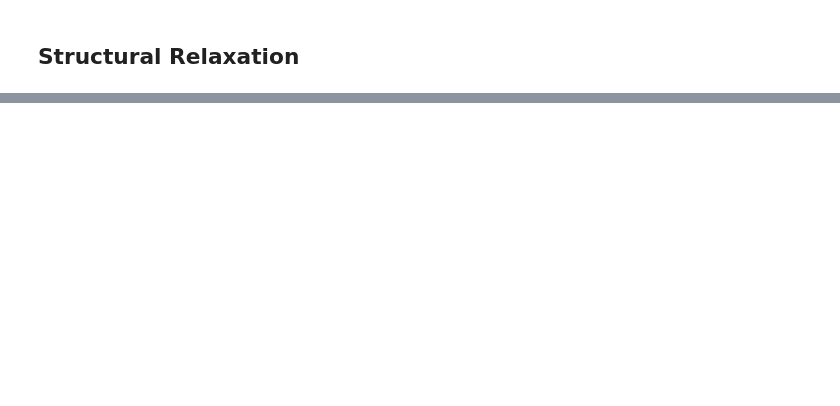
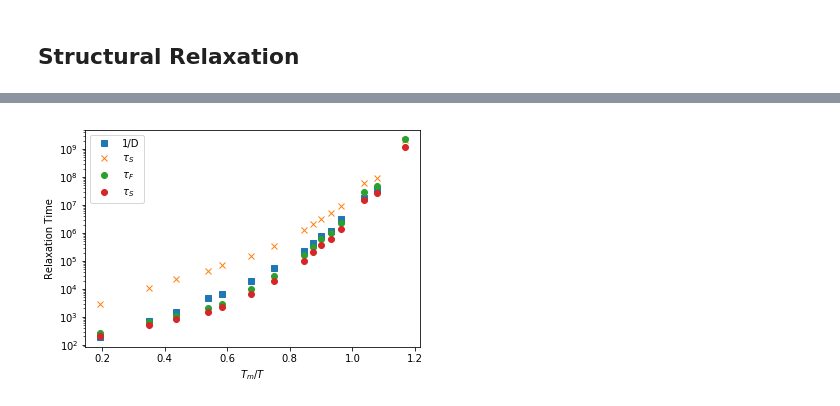
Before and after one commit to malramsay64/Dynamics, a Jupyter notebook: notebooks/21_phd_dynamics.ipynb, the cells around one changed output, grey strips where cells are left out. Cells and saved outputs as stored; diff of their text form; code cells hidden in the pictures; blank space fills up the shorter version.

```diff
--- a/notebooks/21_phd_dynamics.ipynb
+++ b/notebooks/21_phd_dynamics.ipynb
@@ -192,0 +281,28 @@ if save_figures:
+# %%
+relaxations_df = pandas.read_hdf(data_dir / "dynamics_clean.h5", "relaxations")
+# relaxations_df = relaxations_df.query("pressure == 13.50")
+mask = relaxations_df.pressure == 13.50
+t_melting_high = 1.35
+t_melting_low = 0.35
+relaxations_df['inv_temp'] = 0.
+relaxations_df.loc[mask, 'inv_temp'] = t_melting_high / relaxations_df.temperature
+relaxations_df.loc[~mask, 'inv_temp'] = t_melting_low / relaxations_df.temperature
+relaxations_df['inv_diffusion'] = 1 / relaxations_df.diffusion_constant
+# %%
+fig, ax = plt.subplots()
+
+ax.plot('inv_temp', 'inv_diffusion', 's', data=relaxations_df, label="1/D")
+ax.plot('inv_temp', 'tau_R1', 'x', data=relaxations_df, label=r"$\tau_S$")
+ax.plot('inv_temp', 'tau_F', 'o', data=relaxations_df, label=r"$\tau_F$")
+ax.plot('inv_temp', 'tau_S', 'o', data=relaxations_df, label=r"$\tau_S$")
+
+ax.set_xlabel('$T_m/T$')
+ax.set_ylabel("Relaxation Time")
+
+# ax.set_xscale('log')
+ax.set_yscale('log')
+ax.legend()
+
+fig.savefig("Relaxations.pdf")
+# %% [output]
+[figure, added]
```
Also changed, not shown: parts of 11 cells of this notebook, 5 other files.
